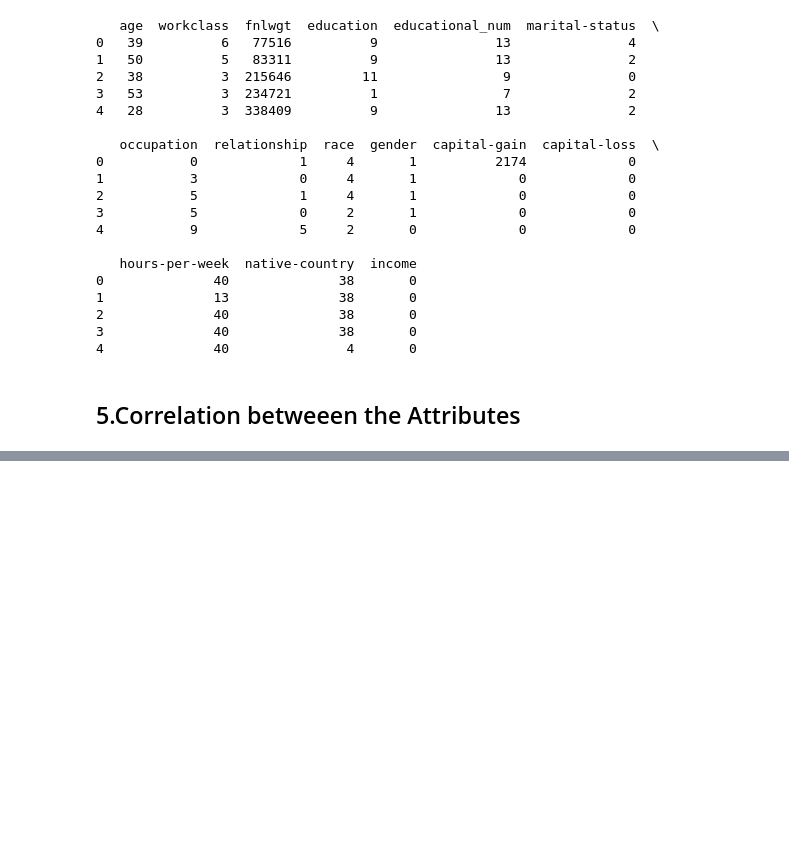
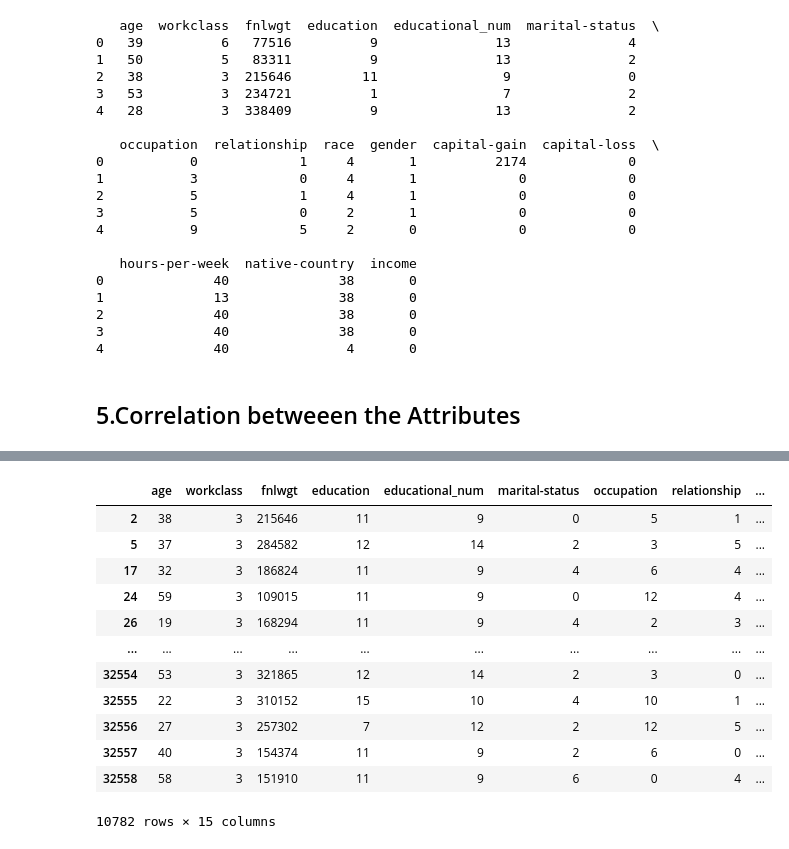
Before and after one commit to AlinZohari/ML-Adult, a Jupyter notebook: Data Exploration_Visualisation.ipynb, the cells around one changed output, grey strips where cells are left out. Saved outputs shown, nothing was run; the diff lists cells and outputs as text; code cells hidden in the pictures; blank space fills up the shorter version.

```diff
--- a/Data Exploration_Visualisation.ipynb
+++ b/Data Exploration_Visualisation.ipynb
@@ -414,0 +566,54 @@ plt.show()
+# %%
+def outlier_remover(dataframe,variable):
+    # IQR
+    Q1 = np.percentile(variable, 25, interpolation = 'midpoint')
+
+    Q3 = np.percentile(variable, 75, interpolation = 'midpoint')
+
+    IQR = Q3 - Q1
+
+    old = len(variable)
+
+    # Upper bound
+    upper=Q3+1.5*IQR
+    upper_array=np.array(variable>=upper)
+
+    # Lower bound
+    lower=Q1-1.5*IQR
+    lower_array=np.array(variable<=lower)
+
+    data_new = dataframe[~((variable < lower) | (variable > upper))]
+
+    return data_new
+# %%
+data_new=outlier_remover(data_train, data_train['age'])
+data_new=outlier_remover(data_new, data_train['workclass'])
+data_new=outlier_remover(data_new, data_train['fnlwgt'])
+data_new=outlier_remover(data_new, data_train['education'])
+data_new=outlier_remover(data_new, data_train['educational_num'])
+data_new=outlier_remover(data_new, data_train['marital-status'])
+data_new=outlier_remover(data_new, data_train['occupation'])
+data_new=outlier_remover(data_new, data_train['relationship'])
+data_new=outlier_remover(data_new, data_train['race'])
+data_new=outlier_remover(data_new, data_train['gender'])
+data_new=outlier_remover(data_new, data_train['capital-gain'])
+data_new=outlier_remover(data_new, data_train['capital-loss'])
+data_new=outlier_remover(data_new, data_train['hours-per-week'])
+data_new=outlier_remover(data_new, data_train['native-country'])
+#data_new=outlier_remover(data_new, data_train['income'])
+# %%
+data_new
+# %% [output]
+|  | age | workclass | fnlwgt | education | educational_num | marital-status | occupation | relationship | ... |
+| 2 | 38 | 3 | 215646 | 11 | 9 | 0 | 5 | 1 | ... |
+| 5 | 37 | 3 | 284582 | 12 | 14 | 2 | 3 | 5 | ... |
+| 17 | 32 | 3 | 186824 | 11 | 9 | 4 | 6 | 4 | ... |
+| 24 | 59 | 3 | 109015 | 11 | 9 | 0 | 12 | 4 | ... |
+| 26 | 19 | 3 | 168294 | 11 | 9 | 4 | 2 | 3 | ... |
+| ... | ... | ... | ... | ... | ... | ... | ... | ... | ... |
+| 32554 | 53 | 3 | 321865 | 12 | 14 | 2 | 3 | 0 | ... |
+| 32555 | 22 | 3 | 310152 | 15 | 10 | 4 | 10 | 1 | ... |
+| 32556 | 27 | 3 | 257302 | 7 | 12 | 2 | 12 | 5 | ... |
+| 32557 | 40 | 3 | 154374 | 11 | 9 | 2 | 6 | 0 | ... |
+| 32558 | 58 | 3 | 151910 | 11 | 9 | 6 | 0 | 4 | ... |
+10782 rows × 15 columns
```
Also changed, not shown: parts of 12 cells of this notebook.
